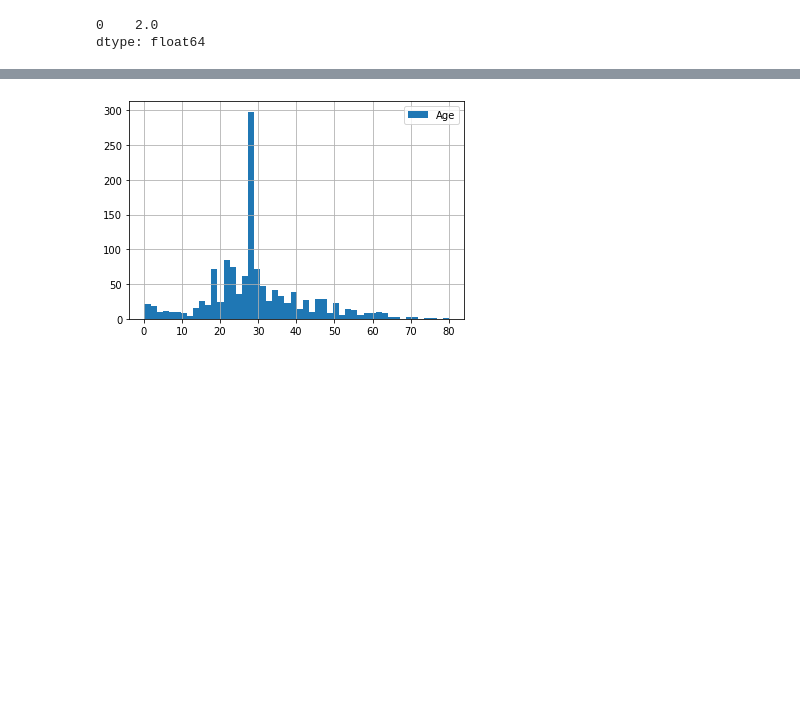
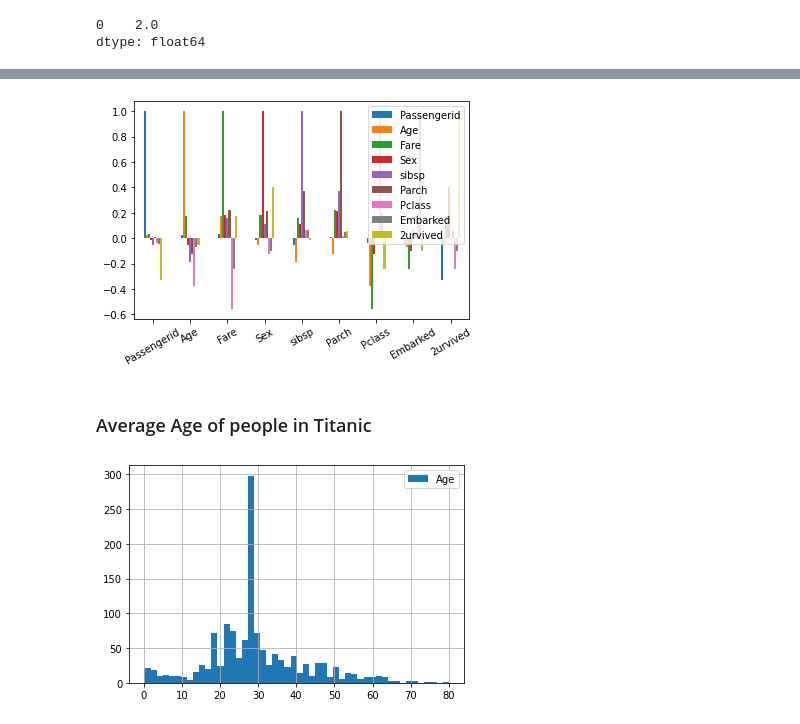
Before and after one commit to Shahrayar123/Titanic_Exploratory_Data_Analysis, a Jupyter notebook: Titanic_EDA.ipynb, the cells around one changed output, grey strips where cells are left out. Saved outputs shown, nothing was run; the diff lists cells and outputs as text; code cells hidden in the pictures; blank space fills up the shorter version.

Commit message:
Titanic EDA

```diff
--- a/Titanic_EDA.ipynb
+++ b/Titanic_EDA.ipynb
@@ -130,5 +188,12 @@ zero.18        0
 2urvived       0
 dtype: int64
+# %%
+data.corr().plot(kind='bar', rot=30)
+plt.show()
+# %% [output]
+[figure, added]
+# %% [markdown]
+### Average Age of people in Titanic
 # %%
 data.Age.hist(bins=50, legend=1)
 
```
Also changed, not shown: parts of 40 cells of this notebook.
